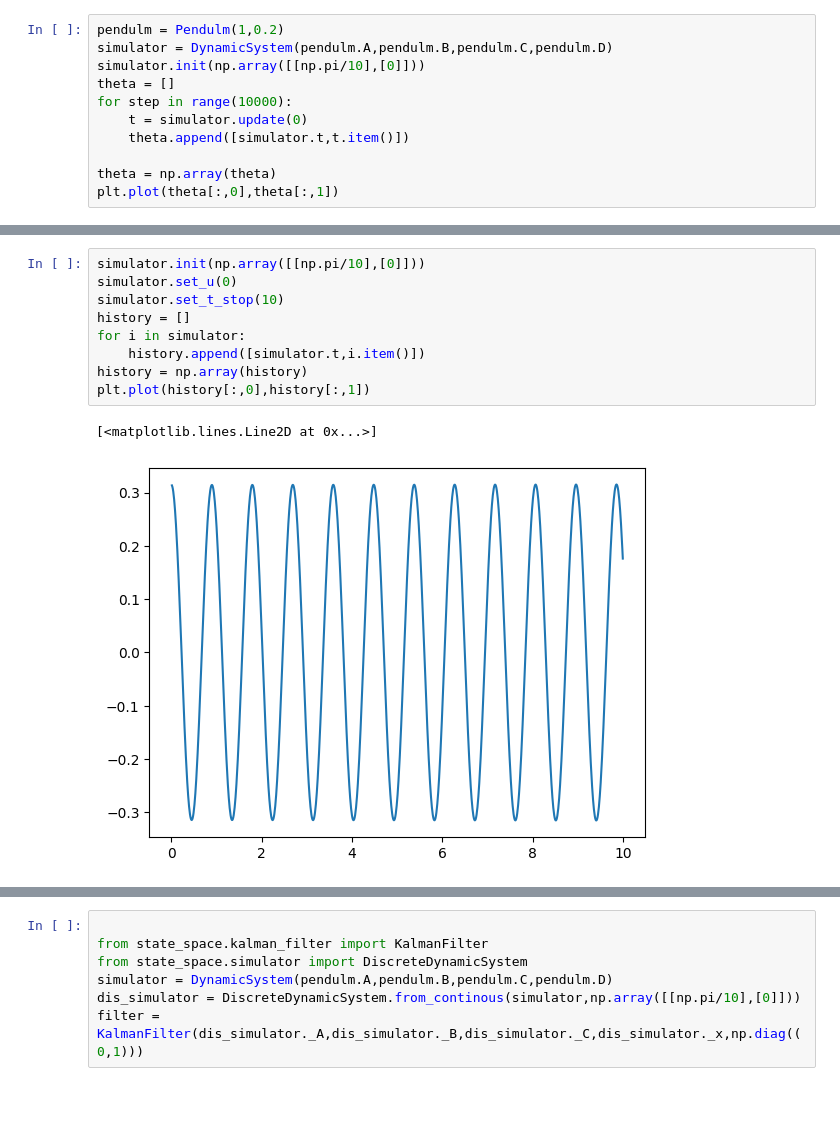
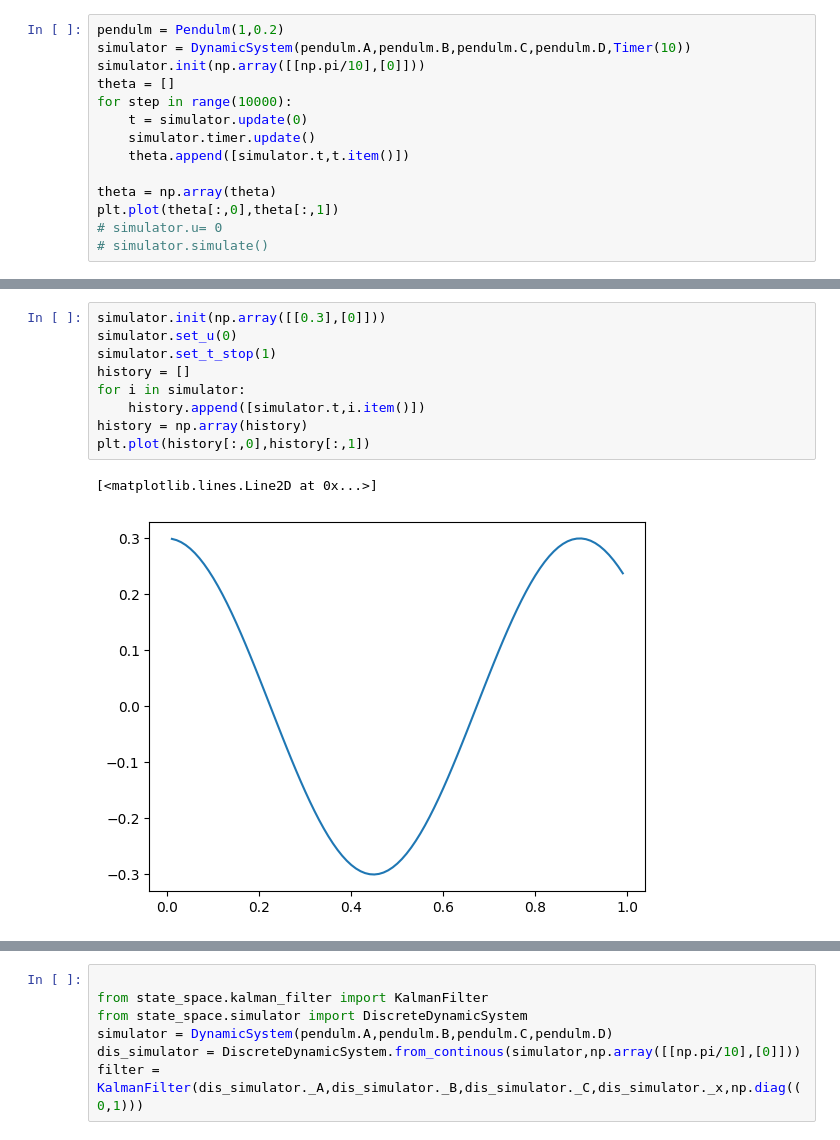
Before and after one commit to Lin-13/PySim, a Jupyter notebook: kalman.ipynb, the cells around one changed output, grey strips where cells are left out. Drawn from its saved outputs; the diff is of its cells as text; blank space fills up the shorter version.

```diff
--- a/kalman.ipynb
+++ b/kalman.ipynb
@@ -7,14 +7,17 @@ from state_space.system import Pendulm
 from state_space.simulator import DynamicSystem,Variable,WhiteNoise,TimerVariable
 # %%
 pendulm = Pendulm(1,0.2)
-simulator = DynamicSystem(pendulm.A,pendulm.B,pendulm.C,pendulm.D)
+simulator = DynamicSystem(pendulm.A,pendulm.B,pendulm.C,pendulm.D,Timer(10))
 simulator.init(np.array([[np.pi/10],[0]]))
 theta = []
 for step in range(10000):
     t = simulator.update(0)
+    simulator.timer.update()
     theta.append([simulator.t,t.item()])
 
 theta = np.array(theta)
 plt.plot(theta[:,0],theta[:,1])
+# simulator.u= 0
+# simulator.simulate()
 # %% [output]
 [<matplotlib.lines.Line2D at 0x...>]
@@ -22,15 +25,15 @@ plt.plot(theta[:,0],theta[:,1])
 # %%
-simulator.init(np.array([[np.pi/10],[0]]))
+simulator.init(np.array([[0.3],[0]]))
 simulator.set_u(0)
-simulator.set_t_stop(10)
+simulator.set_t_stop(1)
 history = []
 for i in simulator:
     history.append([simulator.t,i.item()])
 history = np.array(history)
 plt.plot(history[:,0],history[:,1])
 # %% [output]
 [<matplotlib.lines.Line2D at 0x...>]
-[figure, old version]
+[figure, new version]
 # %%
 simulator = DynamicSystem(pendulm.A,pendulm.B,pendulm.C,pendulm.D)
 simulator.init(np.array([[np.pi/10],[0]]))
```
Also changed, not shown: parts of 16 cells of this notebook, 6 other files.
